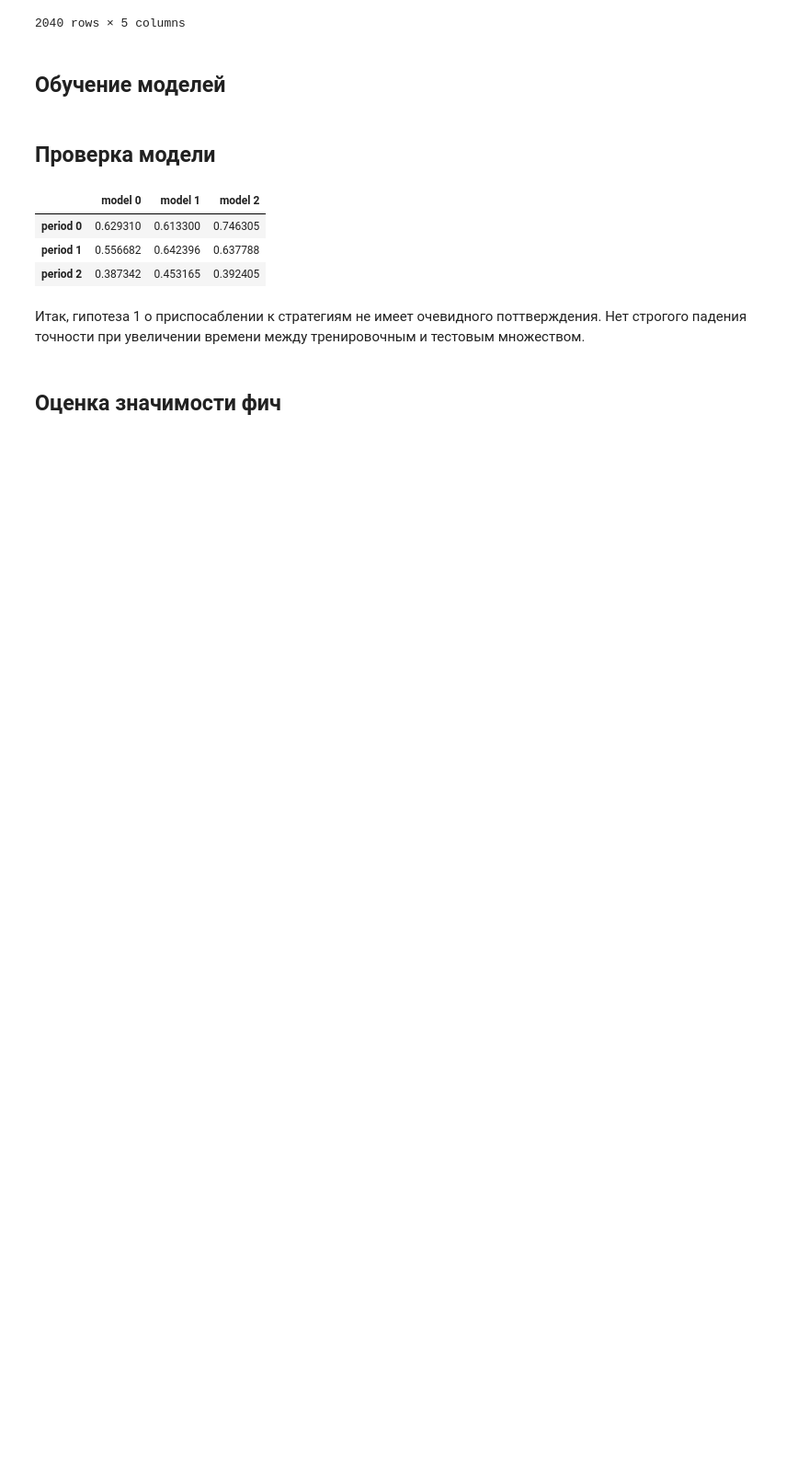
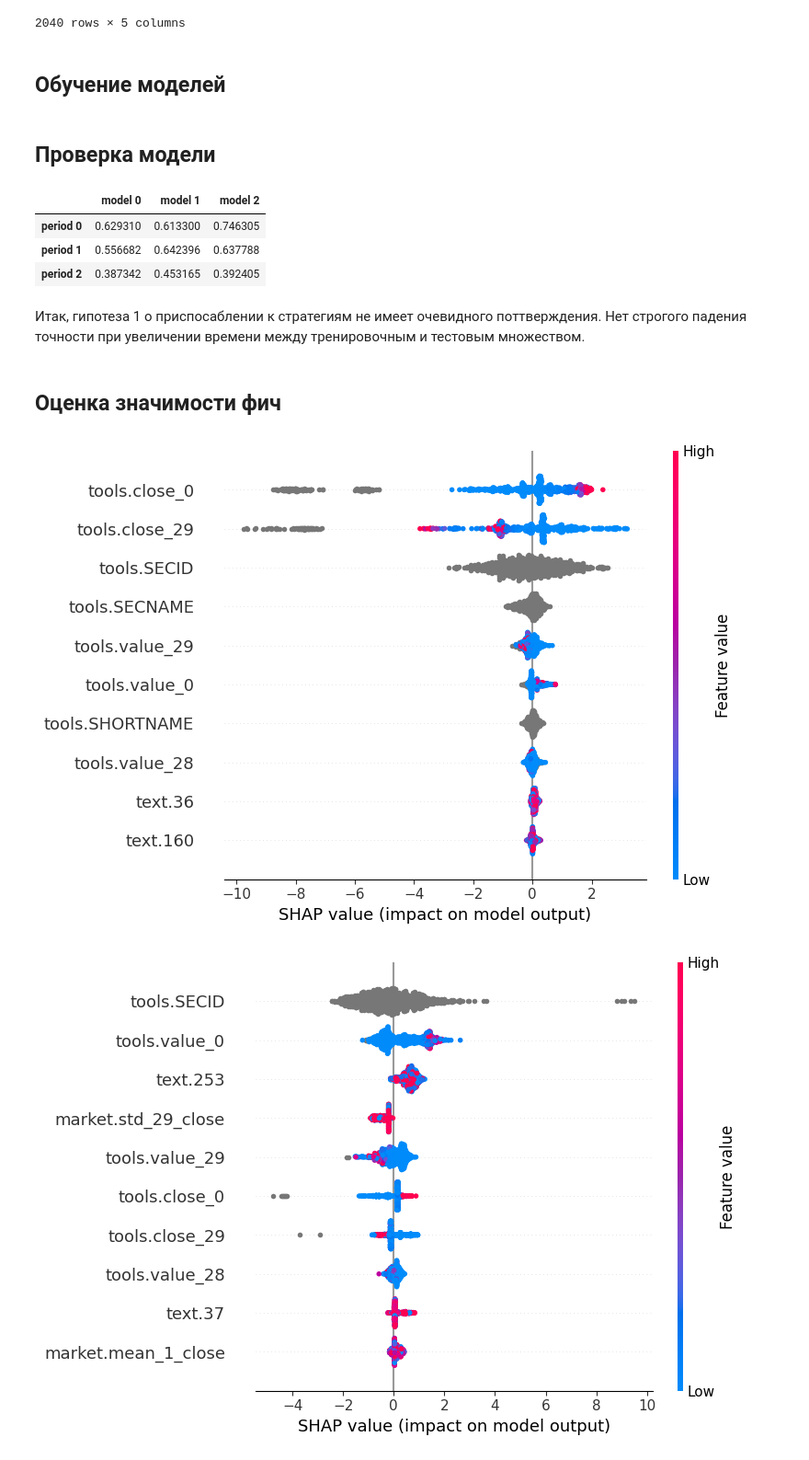
Before and after one commit to KirilinAM/prediction-of-quotations-by-classical-ML-methods, a Jupyter notebook: main.ipynb, the cells around one changed output. Shown at 92% size. Cells and saved outputs as stored; diff of their text form; code cells hidden in the pictures; blank space fills up the shorter version.

```diff
--- a/main.ipynb
+++ b/main.ipynb
@@ -492,3 +490,12 @@ scores
 Итак, гипотеза 1 о приспосаблении к стратегиям не имеет очевидного поттверждения. Нет строгого падения точности при увеличении времени между тренировочным и тестовым множеством.
 # %% [markdown]
 ## Оценка значимости фич
+# %%
+for i in range(3):
+    model = models[i]
+    X,_ = test_Xy[i]
+    shap_test = shap.TreeExplainer(model).shap_values(X)
+    shap.summary_plot(shap_test, X, max_display=10)
+# %% [output]
+[figure, added]
+[figure, added]
```
Also changed, not shown: parts of 3 cells of this notebook.
